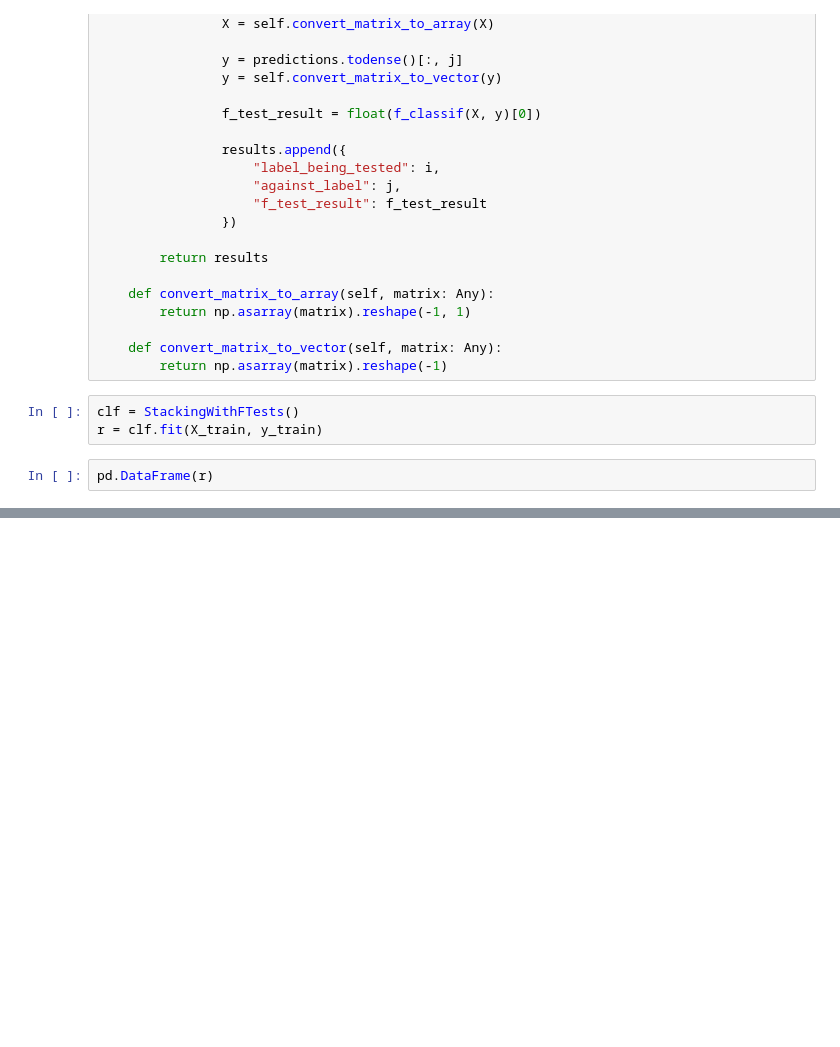
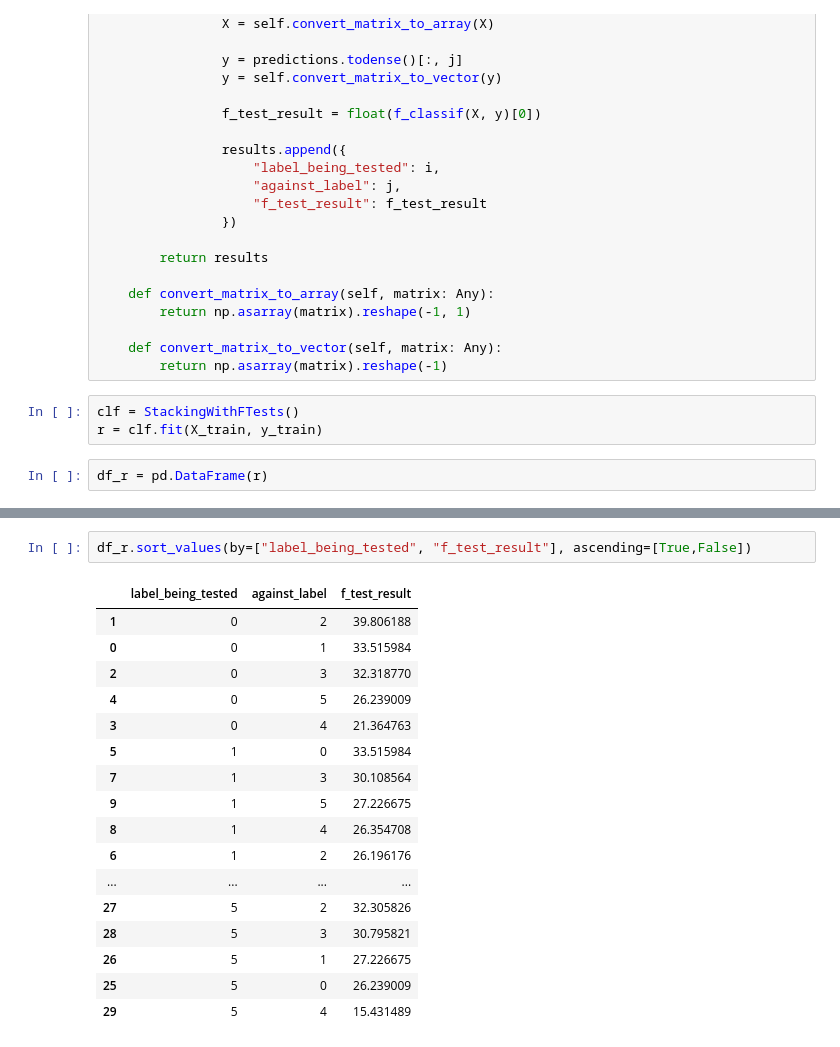
Before and after one commit to EdgardTaver/psg-multilabel-classifier, a Jupyter notebook: 1_first_model_experiments.ipynb, the cells around one changed output, grey strips where cells are left out. Saved outputs shown, nothing was run; the diff lists cells and outputs as text; blank space fills up the shorter version.

```diff
--- a/1_first_model_experiments.ipynb
+++ b/1_first_model_experiments.ipynb
@@ -501,4 +501,4 @@ class StackingWithFTests(ProblemTransformationBase):
 clf = StackingWithFTests()
 r = clf.fit(X_train, y_train)
 # %%
-pd.DataFrame(r)
+df_r = pd.DataFrame(r)
@@ -522,0 +525,20 @@ pd.DataFrame(r)
+# %%
+df_r.sort_values(by=["label_being_tested", "f_test_result"], ascending=[True,False])
+# %% [output]
+|  | label_being_tested | against_label | f_test_result |
+| 1 | 0 | 2 | 39.806188 |
+| 0 | 0 | 1 | 33.515984 |
+| 2 | 0 | 3 | 32.318770 |
+| 4 | 0 | 5 | 26.239009 |
+| 3 | 0 | 4 | 21.364763 |
+| 5 | 1 | 0 | 33.515984 |
+| 7 | 1 | 3 | 30.108564 |
+| 9 | 1 | 5 | 27.226675 |
+| 8 | 1 | 4 | 26.354708 |
+| 6 | 1 | 2 | 26.196176 |
+| ... | ... | ... | ... |
+| 27 | 5 | 2 | 32.305826 |
+| 28 | 5 | 3 | 30.795821 |
+| 26 | 5 | 1 | 27.226675 |
+| 25 | 5 | 0 | 26.239009 |
+| 29 | 5 | 4 | 15.431489 |
```
Also changed, not shown: parts of 3 cells of this notebook.
